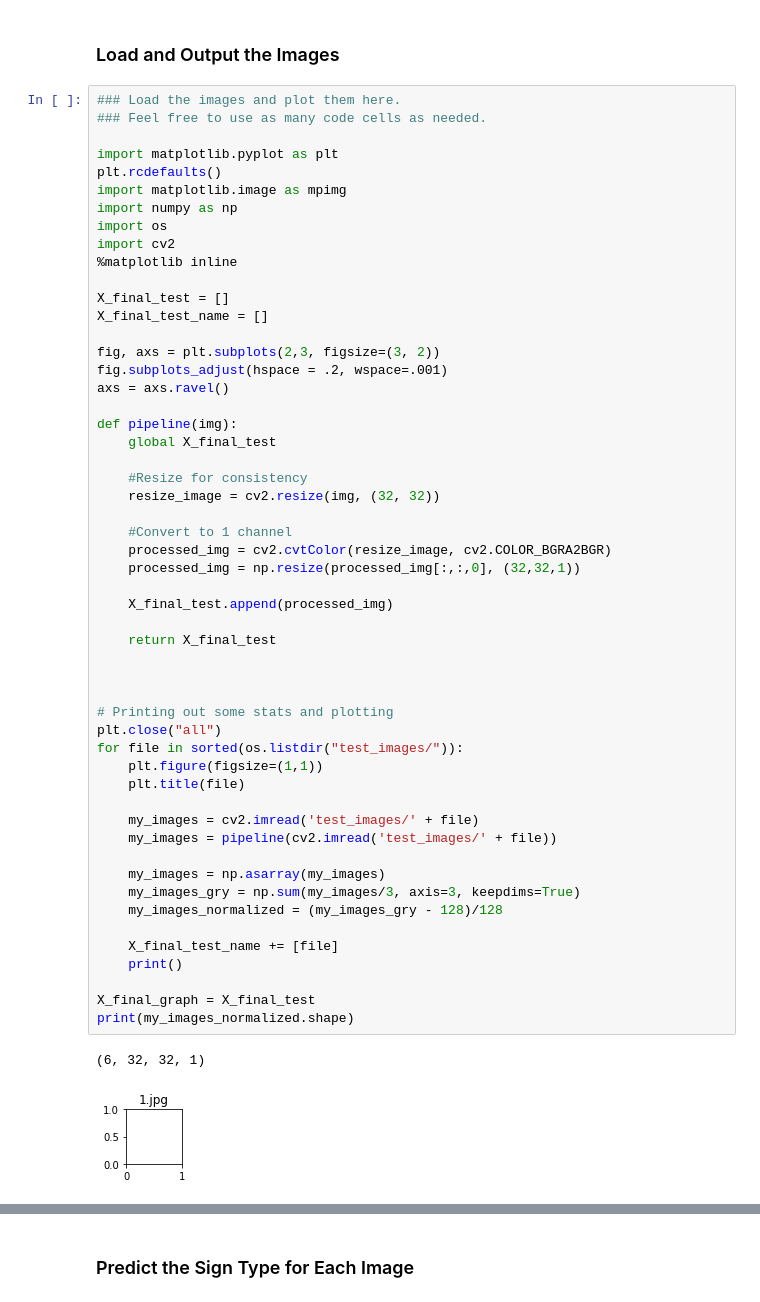
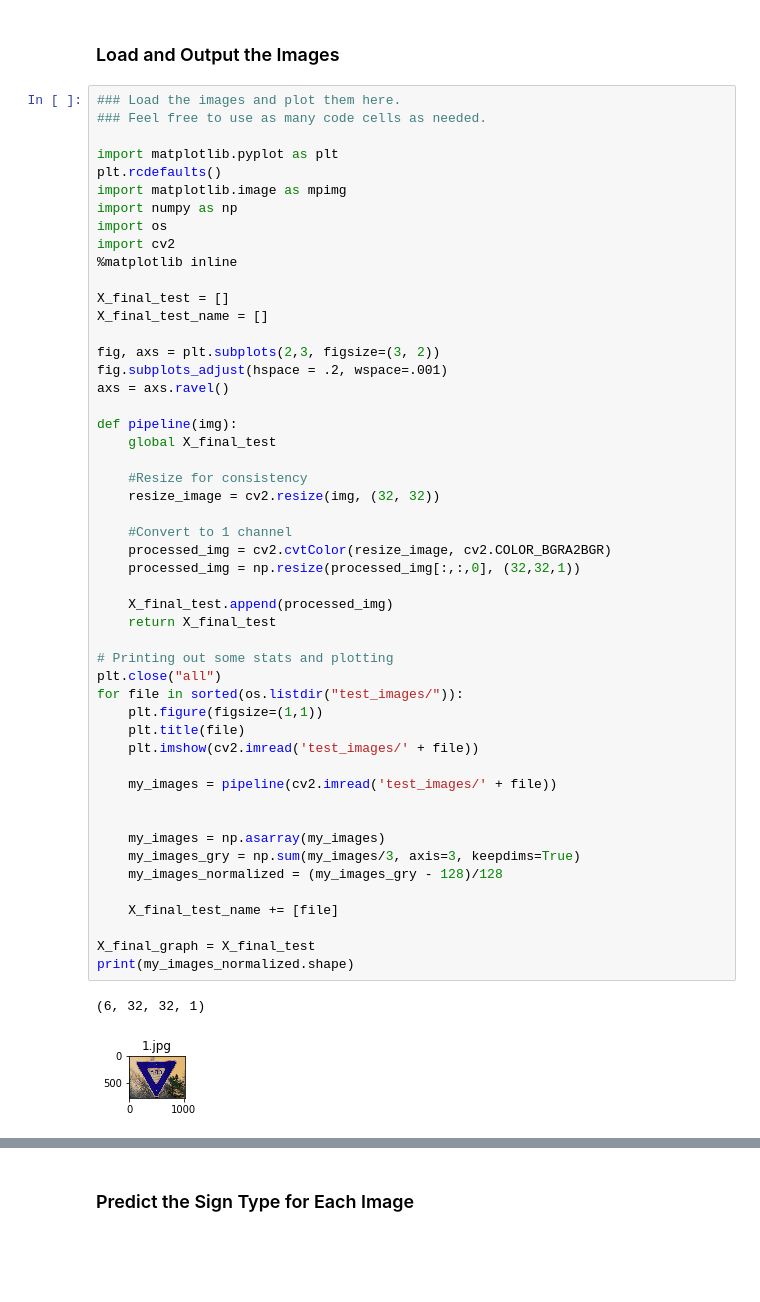
Before and after one commit to yoheitaonishi/CarND-Traffic-Sign-Classifier-Project, a Jupyter notebook: Traffic_Sign_Classifier.ipynb, the cells around one changed output, grey strips where cells are left out. Cells and saved outputs as stored; diff of their text form; blank space fills up the shorter version.

```diff
--- a/Traffic_Sign_Classifier.ipynb
+++ b/Traffic_Sign_Classifier.ipynb
@@ -413,36 +413,33 @@ def pipeline(img):
     global X_final_test
 
     #Resize for consistency
     resize_image = cv2.resize(img, (32, 32))
 
     #Convert to 1 channel
     processed_img = cv2.cvtColor(resize_image, cv2.COLOR_BGRA2BGR)
     processed_img = np.resize(processed_img[:,:,0], (32,32,1))
 
     X_final_test.append(processed_img)
-
     return X_final_test
-
-
 
 # Printing out some stats and plotting
 plt.close("all")
 for file in sorted(os.listdir("test_images/")):
     plt.figure(figsize=(1,1))
     plt.title(file)
+    plt.imshow(cv2.imread('test_images/' + file))
 
-    my_images = cv2.imread('test_images/' + file)
     my_images = pipeline(cv2.imread('test_images/' + file))
+
 
     my_images = np.asarray(my_images)
     my_images_gry = np.sum(my_images/3, axis=3, keepdims=True)
     my_images_normalized = (my_images_gry - 128)/128
 
     X_final_test_name += [file]
-    print()
 
 X_final_graph = X_final_test
 print(my_images_normalized.shape)
 # %% [output]
 (6, 32, 32, 1)
-[figure, old version]
+[figure, new version]
```
Also changed, not shown: parts of 7 cells of this notebook, 4 other files.
